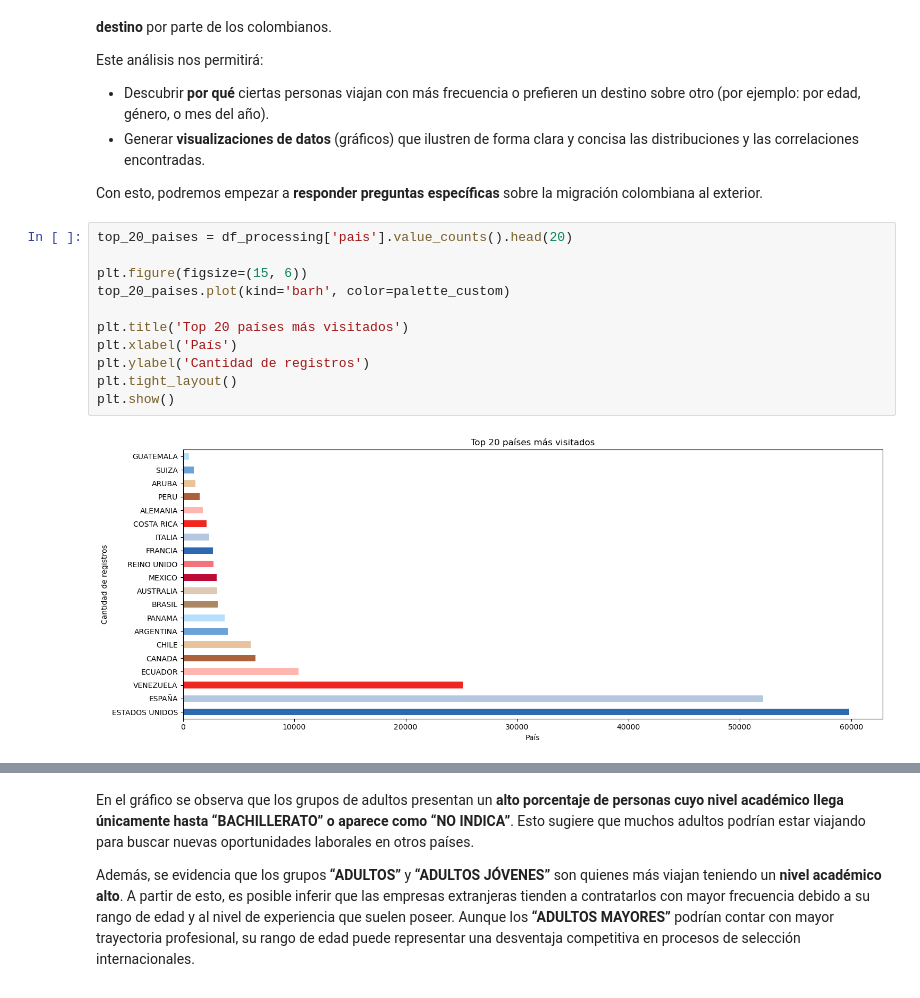
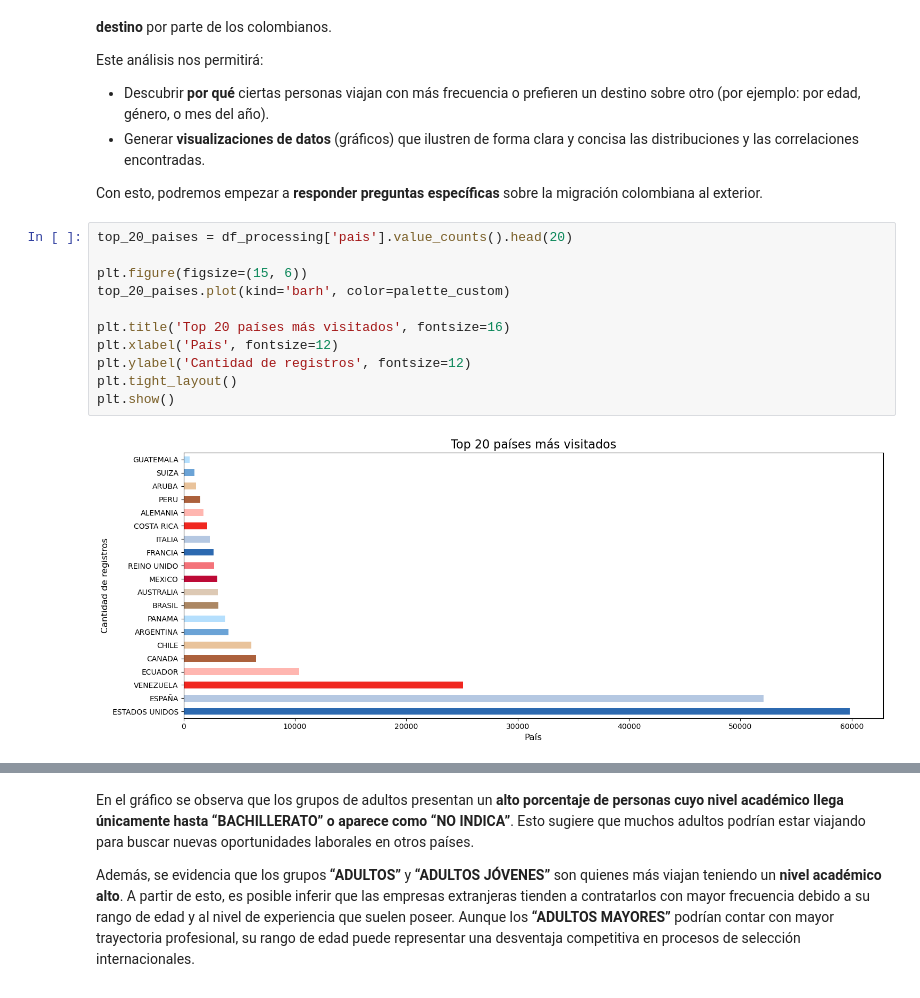
Before and after one commit to AlejandroSegura24/Colombians-migration-data-analysis, a Jupyter notebook: Notebooks/EDA colombians migration.ipynb, the cells around one changed output, grey strips where cells are left out. Cells and saved outputs as stored; diff of their text form.

```diff
--- a/Notebooks/EDA colombians migration.ipynb
+++ b/Notebooks/EDA colombians migration.ipynb
@@ -347,13 +347,13 @@ Con esto, podremos empezar a **responder preguntas específicas** sobre la migra
 # %%
 top_20_paises = df_processing['pais'].value_counts().head(20)
 
 plt.figure(figsize=(15, 6))
 top_20_paises.plot(kind='barh', color=palette_custom)
 
-plt.title('Top 20 países más visitados')
-plt.xlabel('País')
-plt.ylabel('Cantidad de registros')
+plt.title('Top 20 países más visitados', fontsize=16)
+plt.xlabel('País', fontsize=12)
+plt.ylabel('Cantidad de registros', fontsize=12)
 plt.tight_layout()
 plt.show()
 # %% [output]
-[figure, old version]
+[figure, new version]
```
Also changed, not shown: parts of 14 cells of this notebook, 1 other file.
